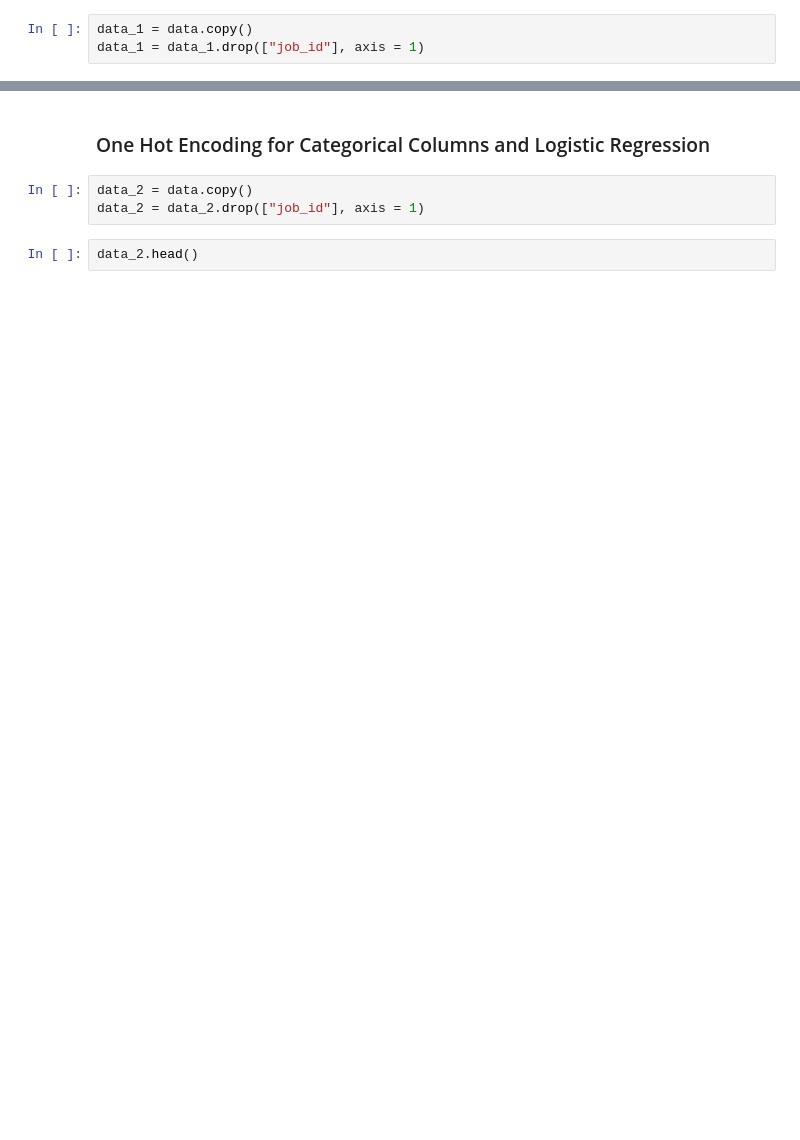
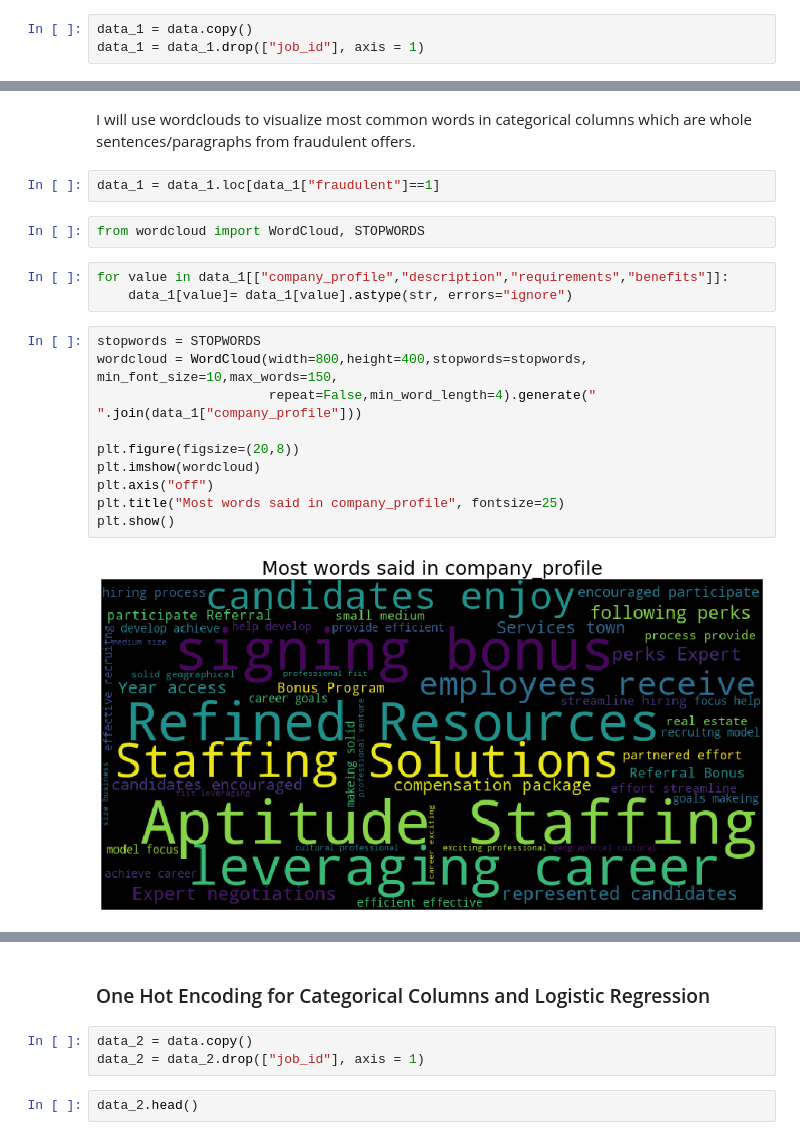
Before and after one commit to mikongame/Module-3-Project-2-ML-Fraud-Detection, a Jupyter notebook: your-code/My part of the project.ipynb, the cells around one changed output, grey strips where cells are left out. Cells and saved outputs as stored; diff of their text form; blank space fills up the shorter version.

```diff
--- a/your-code/My part of the project.ipynb
+++ b/your-code/My part of the project.ipynb
@@ -125,0 +165,21 @@ data_1 = data_1.drop(["job_id"], axis = 1)
+# %% [markdown]
+I will use wordclouds to visualize most common words in categorical columns which are whole sentences/paragraphs from fraudulent offers.
+# %%
+data_1 = data_1.loc[data_1["fraudulent"]==1]
+# %%
+from wordcloud import WordCloud, STOPWORDS
+# %%
+for value in data_1[["company_profile","description","requirements","benefits"]]:
+    data_1[value]= data_1[value].astype(str, errors="ignore")
+# %%
+stopwords = STOPWORDS
+wordcloud = WordCloud(width=800,height=400,stopwords=stopwords, min_font_size=10,max_words=150,
+                      repeat=False,min_word_length=4).generate(" ".join(data_1["company_profile"]))
+
+plt.figure(figsize=(20,8))
+plt.imshow(wordcloud)
+plt.axis("off")
+plt.title("Most words said in company_profile", fontsize=25)
+plt.show()
+# %% [output]
+[figure, added]
```
Also changed, not shown: parts of 16 cells of this notebook.
